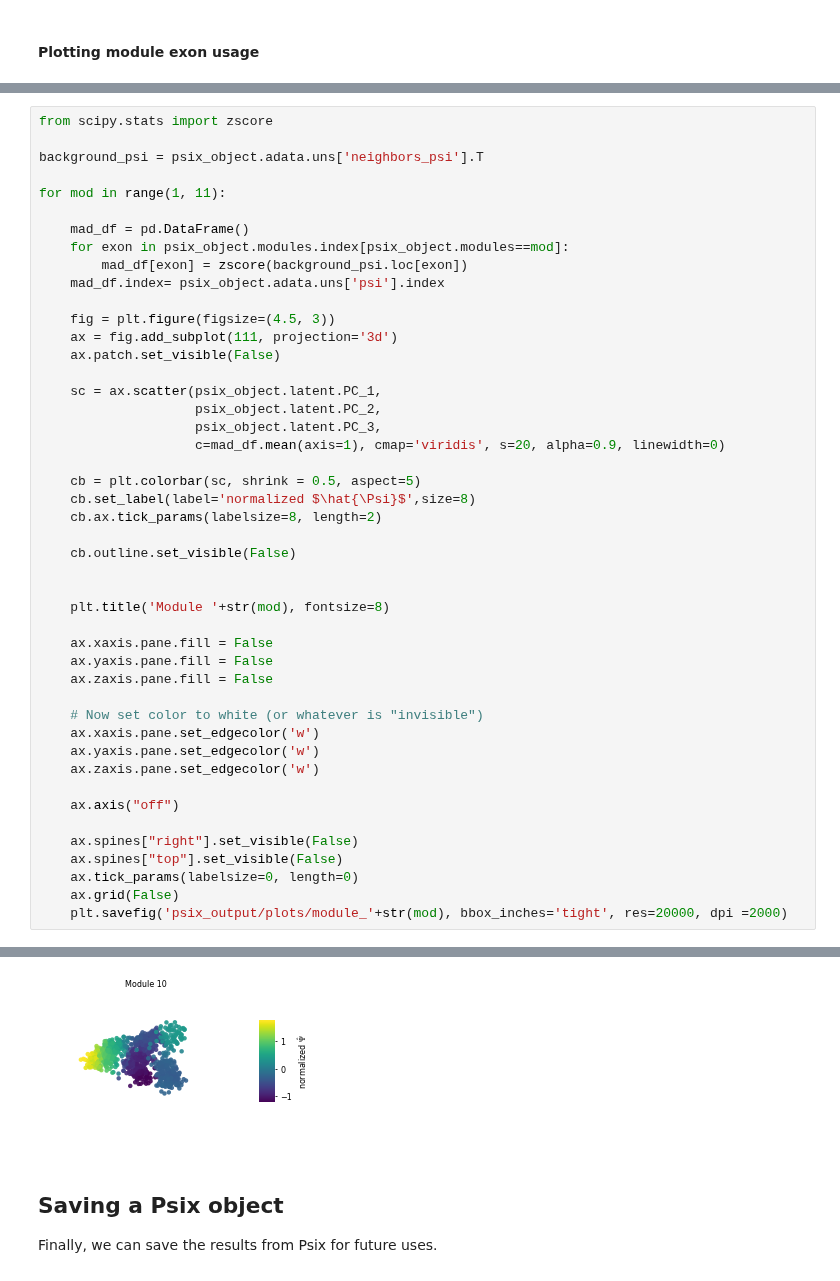
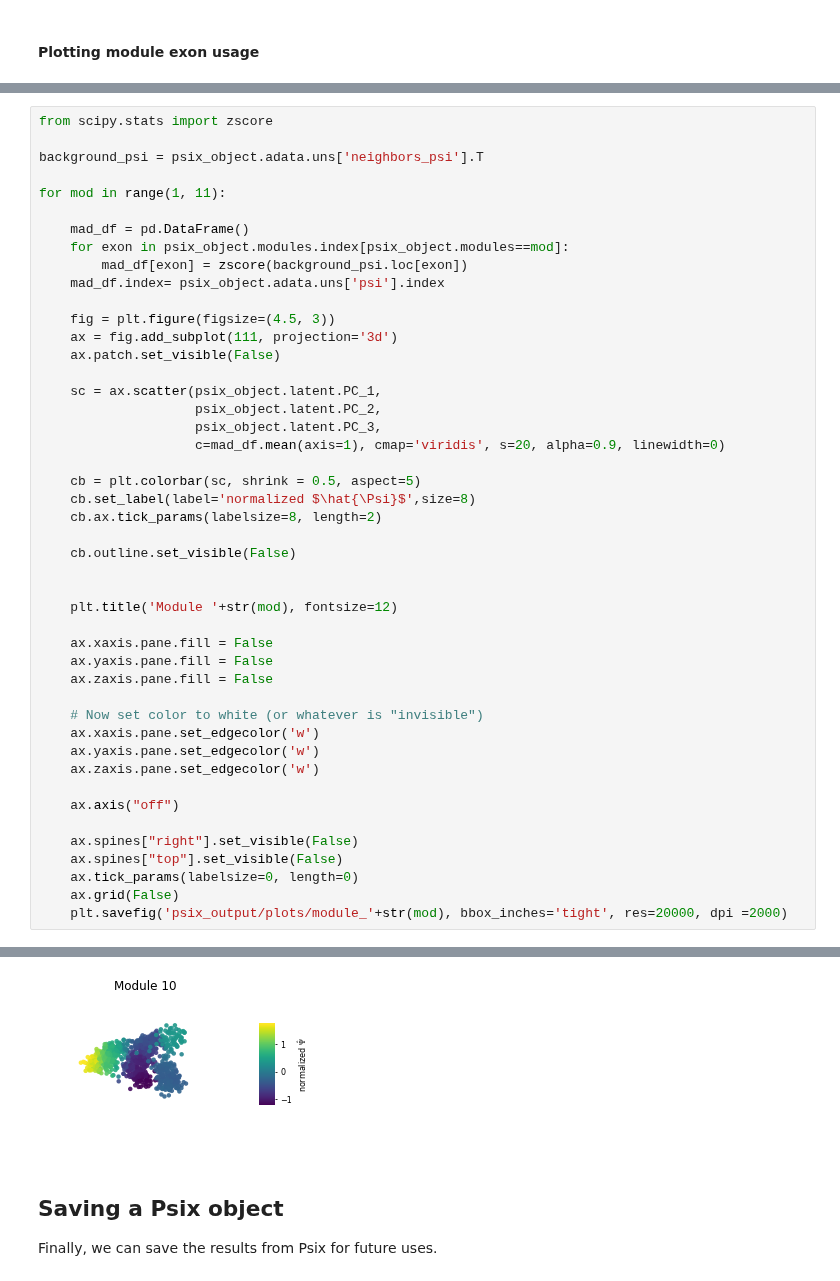
Before and after one commit to lareaulab/analysis_psix, a Jupyter notebook: midbrain_development/midbrain_development.ipynb, the cells around one changed output, grey strips where cells are left out. Cells and saved outputs as stored; diff of their text form.

Commit message:
turbo notebook, and plots function

```diff
--- a/midbrain_development/midbrain_development.ipynb
+++ b/midbrain_development/midbrain_development.ipynb
@@ -270,7 +283,7 @@ for mod in range(1, 11):
     cb.outline.set_visible(False)
 
 
-    plt.title('Module '+str(mod), fontsize=8)
+    plt.title('Module '+str(mod), fontsize=12)
 
     ax.xaxis.pane.fill = False
     ax.yaxis.pane.fill = False
@@ -301,4 +314,4 @@ for mod in range(1, 11):
-[figure, old version]
+[figure, new version]
 # %% [markdown]
 ## Saving a Psix object
 
```
Also changed, not shown: parts of 4 cells of this notebook, 15 other files.
